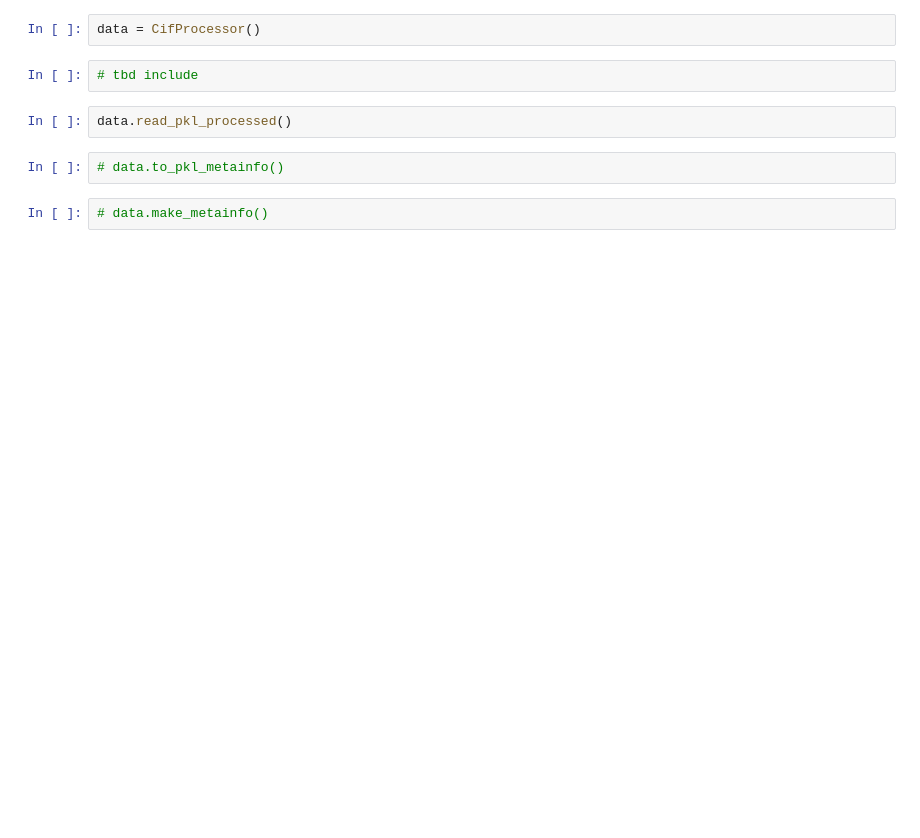
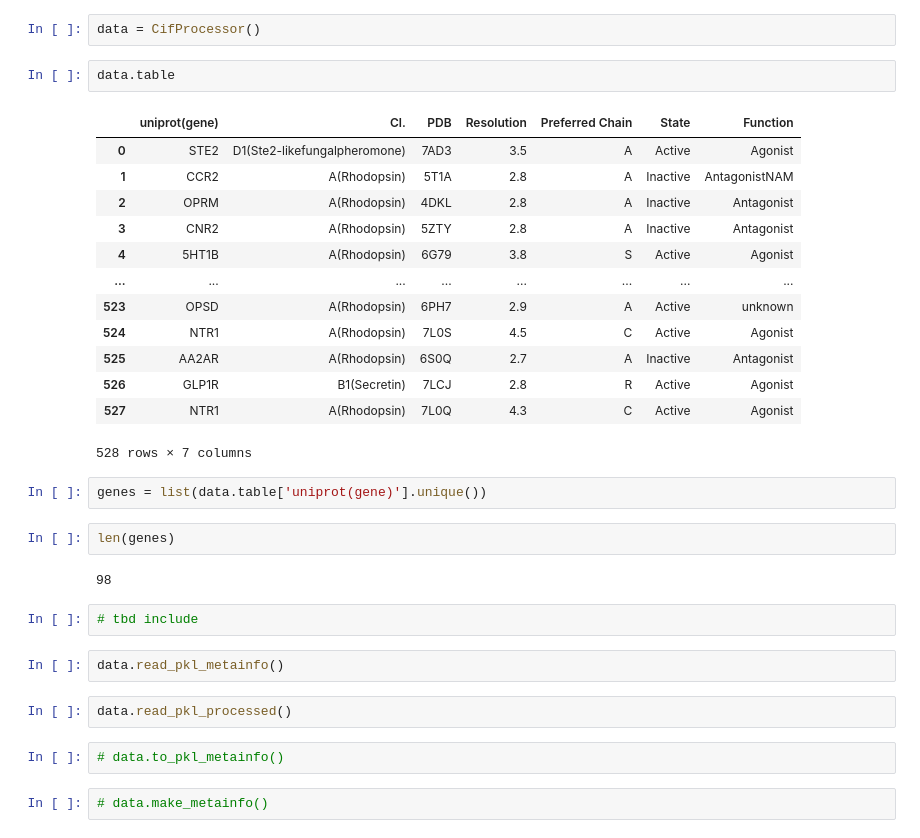
Before and after one commit to flurinh/mt, a Jupyter notebook: CifProcessor.ipynb, the cells around one changed output. Saved outputs shown, nothing was run; the diff lists cells and outputs as text; blank space fills up the shorter version.

```diff
--- a/CifProcessor.ipynb
+++ b/CifProcessor.ipynb
@@ -447,8 +448,32 @@ class CifProcessor():
         pass
 # %%
 data = CifProcessor()
+# %%
+data.table
+# %% [output]
+|  | uniprot(gene) | Cl. | PDB | Resolution | Preferred Chain | State | Function |
+| 0 | STE2 | D1(Ste2-likefungalpheromone) | 7AD3 | 3.5 | A | Active | Agonist |
+| 1 | CCR2 | A(Rhodopsin) | 5T1A | 2.8 | A | Inactive | AntagonistNAM |
+| 2 | OPRM | A(Rhodopsin) | 4DKL | 2.8 | A | Inactive | Antagonist |
+| 3 | CNR2 | A(Rhodopsin) | 5ZTY | 2.8 | A | Inactive | Antagonist |
+| 4 | 5HT1B | A(Rhodopsin) | 6G79 | 3.8 | S | Active | Agonist |
+| ... | ... | ... | ... | ... | ... | ... | ... |
+| 523 | OPSD | A(Rhodopsin) | 6PH7 | 2.9 | A | Active | unknown |
+| 524 | NTR1 | A(Rhodopsin) | 7L0S | 4.5 | C | Active | Agonist |
+| 525 | AA2AR | A(Rhodopsin) | 6S0Q | 2.7 | A | Inactive | Antagonist |
+| 526 | GLP1R | B1(Secretin) | 7LCJ | 2.8 | R | Active | Agonist |
+| 527 | NTR1 | A(Rhodopsin) | 7L0Q | 4.3 | C | Active | Agonist |
+528 rows × 7 columns
+# %%
+genes = list(data.table['uniprot(gene)'].unique())
+# %%
+len(genes)
+# %% [output]
+98
 # %%
 # tbd include
+# %%
+data.read_pkl_metainfo()
 # %%
 data.read_pkl_processed()
 # %%
```
Also changed, not shown: parts of 50 cells of this notebook, 1 other file.
